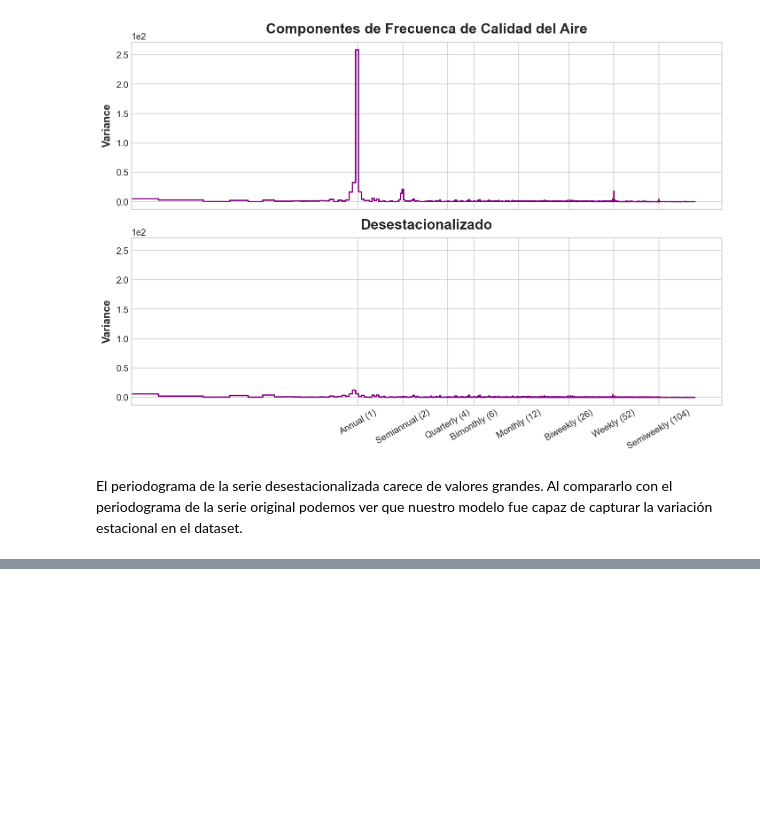
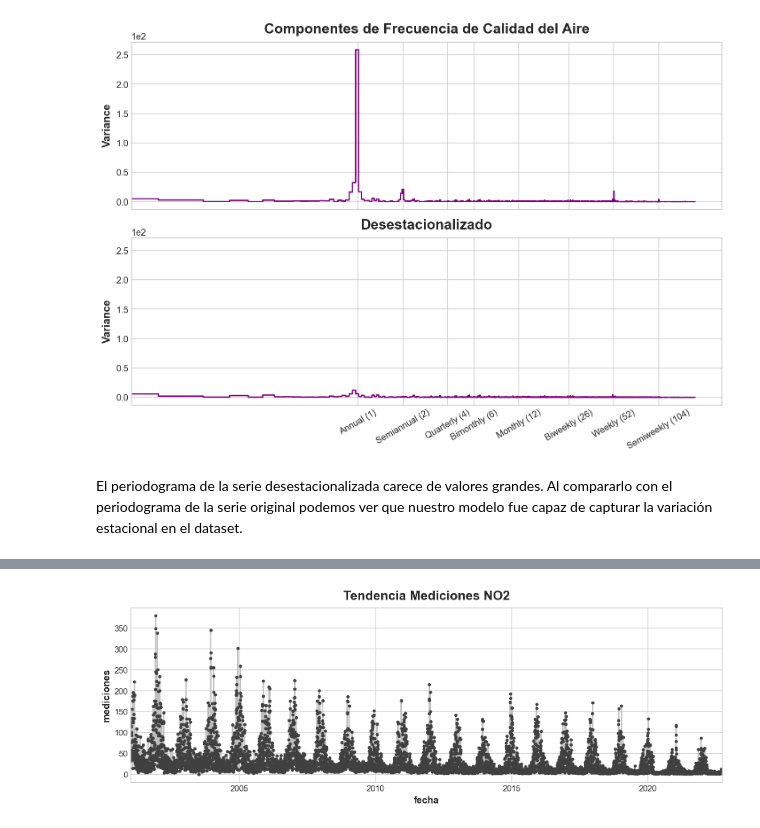
Before and after one commit to SgtSteiner/calidad-del-aire, a Jupyter notebook: calidad_aire_eda.ipynb, the cells around one changed output, grey strips where cells are left out. Drawn from its saved outputs; the diff is of its cells as text; code cells hidden in the pictures; blank space fills up the shorter version.

```diff
--- a/calidad_aire_eda.ipynb
+++ b/calidad_aire_eda.ipynb
@@ -555,0 +569,19 @@ El periodograma de la serie desestacionalizada carece de valores grandes. Al com
+# %%
+# Set Matplotlib defaults
+plt.style.use("seaborn-whitegrid")
+plt.rc("figure", autolayout=True, figsize=(11, 4))
+plt.rc(
+    "axes",
+    labelweight="bold",
+    labelsize="large",
+    titleweight="bold",
+    titlesize=16,
+    titlepad=10,
+)
+plot_params = dict(
+    color="0.75",
+    style=".-",
+    markeredgecolor="0.25",
+    markerfacecolor="0.25",
+)
+%config InlineBackend.figure_format = 'retina'
@@ -555,0 +641,11 @@ El periodograma de la serie desestacionalizada carece de valores grandes. Al com
+# %%
+diario_no2 = pd.read_csv("diario_no2.cvs", sep=";", parse_dates=["fecha"])
+diario_no2.set_index("fecha", inplace=True)
+diario_no2 = diario_no2.asfreq('D')
+# diario_no2.index.to_period("D")
+diario_no2.sort_index(inplace=True)
+# %%
+ax = diario_no2["medicion"].plot(title='Tendencia Mediciones NO2', **plot_params)
+_ = ax.set(ylabel="mediciones")
+# %% [output]
+[figure, added]
```
Also changed, not shown: parts of 14 cells of this notebook.
